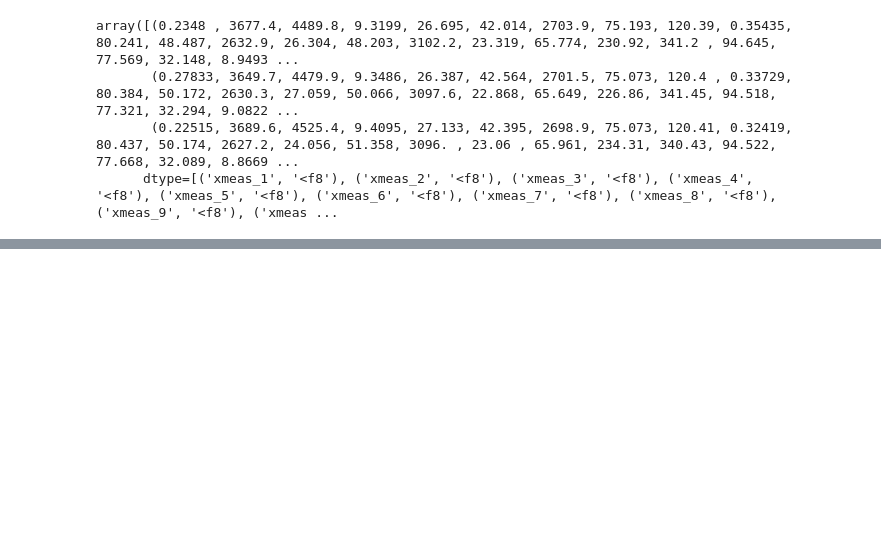
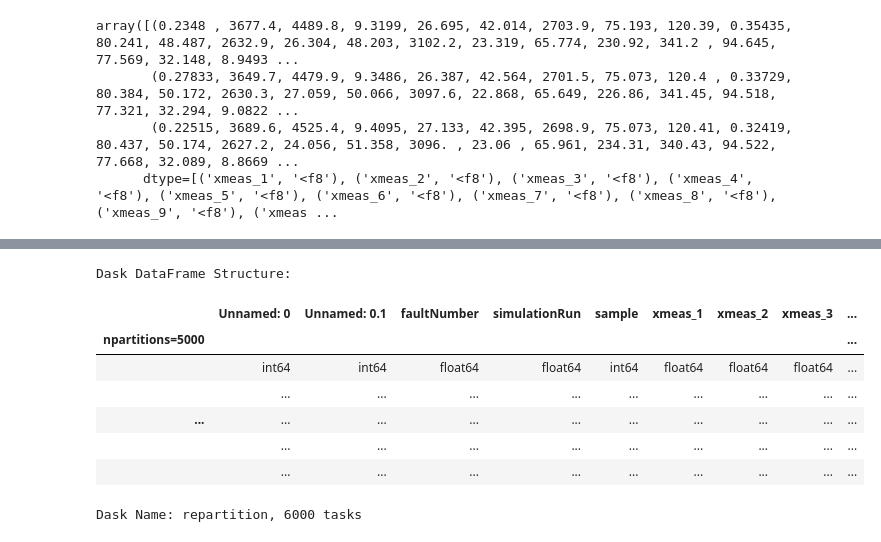
Before and after one commit to williamjshipman/MachineLearningProjects, a Jupyter notebook: MLWithBigDataOnALaptop/src/TEP_DataPrep.ipynb, the cells around one changed output, grey strips where cells are left out. Saved outputs shown, nothing was run; the diff lists cells and outputs as text; code cells hidden in the pictures; blank space fills up the shorter version.

```diff
--- a/MLWithBigDataOnALaptop/src/TEP_DataPrep.ipynb
+++ b/MLWithBigDataOnALaptop/src/TEP_DataPrep.ipynb
@@ -155,0 +204,14 @@ del testing_data
+# %%
+ddf = dask.dataframe.read_csv('test_data*.csv')
+# %%
+ddf.repartition(npartitions=5000)
+# %% [output]
+Dask DataFrame Structure:
+|  | Unnamed: 0 | Unnamed: 0.1 | faultNumber | simulationRun | sample | xmeas_1 | xmeas_2 | xmeas_3 | ... |
+| npartitions=5000 |  |  |  |  |  |  |  |  | ... |
+|  | int64 | int64 | float64 | float64 | int64 | float64 | float64 | float64 | ... |
+|  | ... | ... | ... | ... | ... | ... | ... | ... | ... |
+| ... | ... | ... | ... | ... | ... | ... | ... | ... | ... |
+|  | ... | ... | ... | ... | ... | ... | ... | ... | ... |
+|  | ... | ... | ... | ... | ... | ... | ... | ... | ... |
+Dask Name: repartition, 6000 tasks
```
Also changed, not shown: parts of 14 cells of this notebook.
